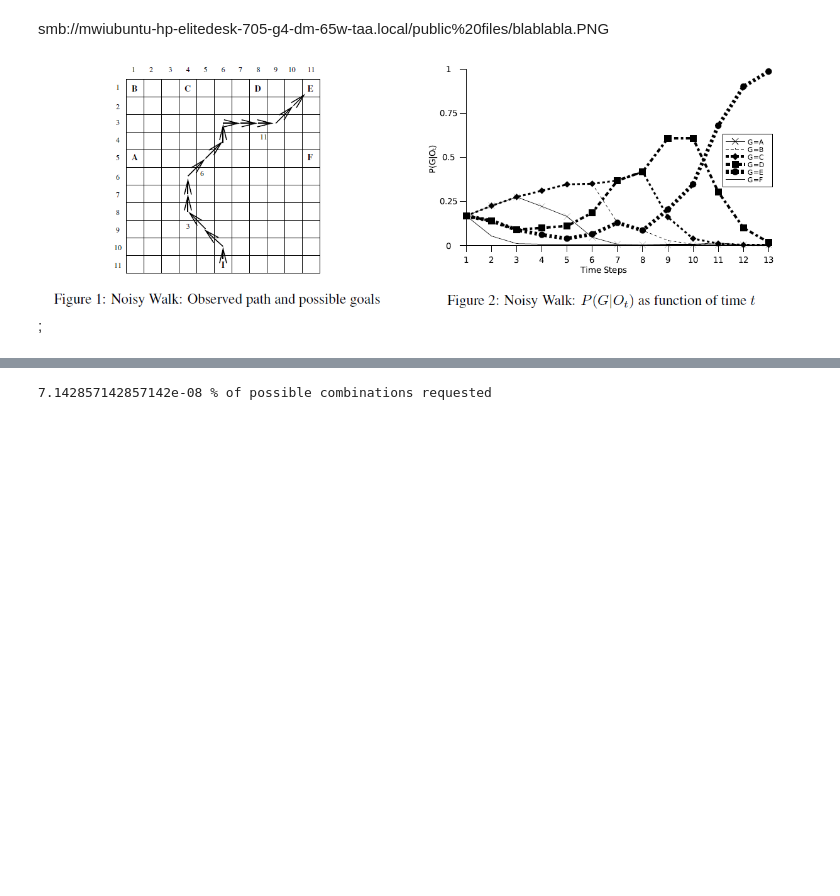
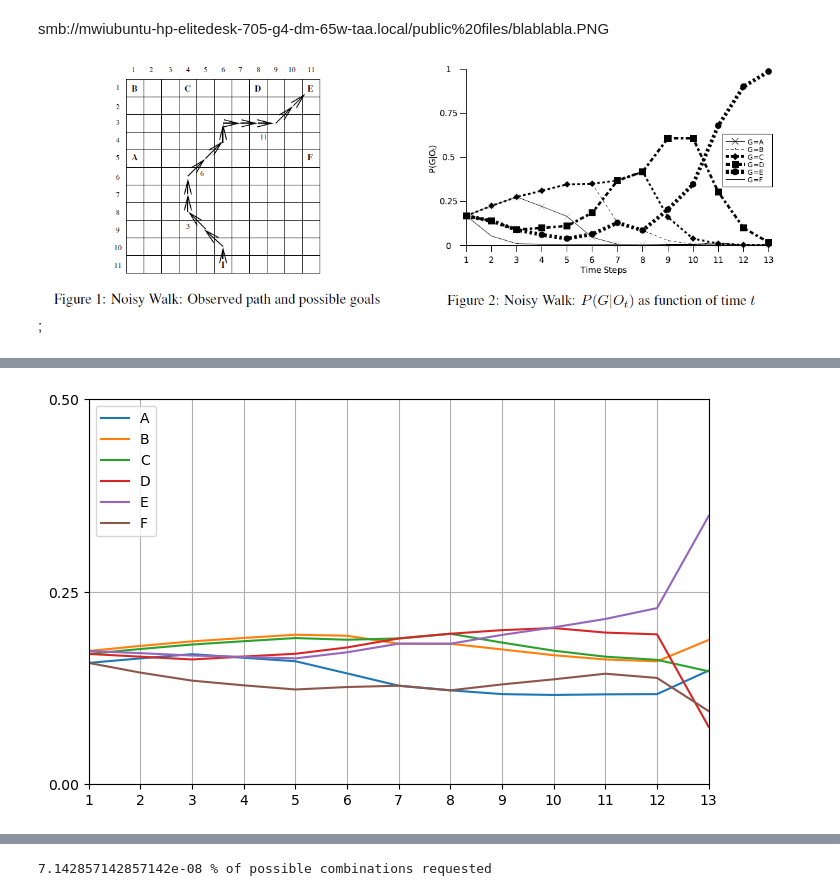
Before and after one commit to MatthiasWikenheiser/goal_recognition, a Jupyter notebook: Demo.ipynb, the cells around one changed output, grey strips where cells are left out. Saved outputs shown, nothing was run; the diff lists cells and outputs as text; code cells hidden in the pictures; blank space fills up the shorter version.

```diff
--- a/Demo.ipynb
+++ b/Demo.ipynb
@@ -382,0 +379,2 @@ smb://mwiubuntu-hp-elitedesk-705-g4-dm-65w-taa.local/public%20files/blablabla.PN
+# %%
+model_gm = gm_model.gm_model(toy_example_domain, toy_example_problem_list, obs_toy_example)
@@ -382,0 +482,4 @@ smb://mwiubuntu-hp-elitedesk-705-g4-dm-65w-taa.local/public%20files/blablabla.PN
+# %%
+model_gm.plot_prob_goals()
+# %% [output]
+[figure, added]
```
Also changed, not shown: parts of 32 cells of this notebook, 3 other files.
